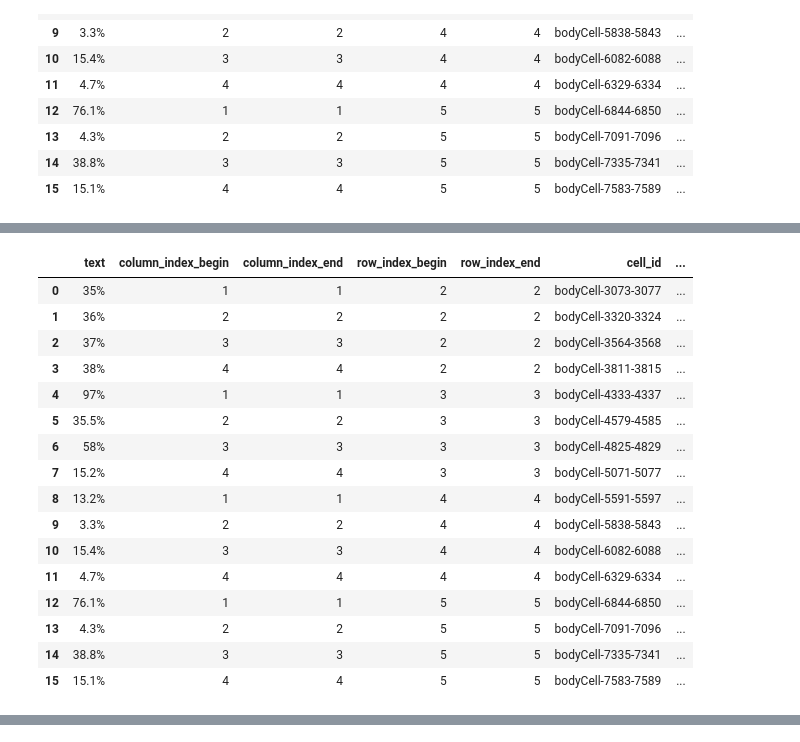
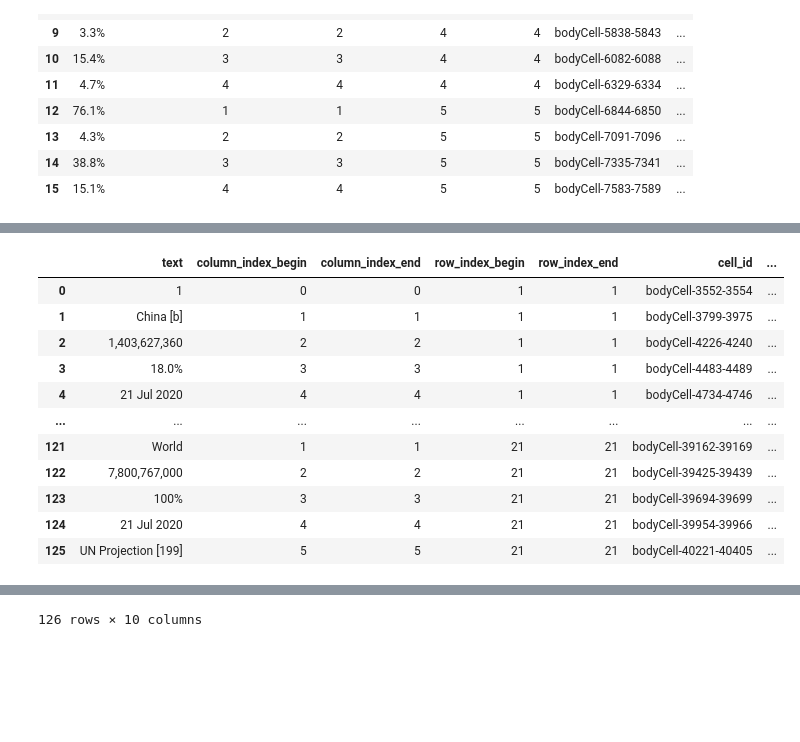
Before and after one commit to CODAIT/text-extensions-for-pandas, a Jupyter notebook: notebooks/Tables.ipynb, the cells around one changed output, grey strips where cells are left out. Saved outputs shown, nothing was run; the diff lists cells and outputs as text; code cells hidden in the pictures; blank space fills up the shorter version.

Commit message:
Cleaned up tables notebook, modified internal logic of Watson_tables, but not behavior

```diff
--- a/notebooks/Tables.ipynb
+++ b/notebooks/Tables.ipynb
@@ -21,10 +23,21 @@ import pickle
 # %%
-# Retrieve the APIKEY for authentication
-apikey = os.environ.get("IBM_API_KEY_TABLES")
-if apikey is None:
-    raise ValueError("Expected apikey in the environment variable 'IBM_API_KEY'")
+def init_watson_table_api():
+    # Retrieve the APIKEY for authentication
+    apikey = os.environ.get("IBM_API_KEY_TABLES")
+    if apikey is None:
+        raise ValueError("Expected apikey in the environment variable 'IBM_API_KEY'")
 
-# Get the service URL for your IBM Cloud instance
-ibm_cloud_service_url = os.environ.get("IBM_SERVICE_URL_TABLES")
-if ibm_cloud_service_url is None:
-    raise ValueError("Expected IBM cloud service URL in the environment variable 'IBM_SERVICE_URL'")
+    # Get the service URL for your IBM Cloud instance
+    ibm_cloud_service_url = os.environ.get("IBM_SERVICE_URL_TABLES")
+    if ibm_cloud_service_url is None:
+        raise ValueError("Expected IBM cloud service URL in the environment variable 'IBM_SERVICE_URL'")
+
+        #initialize the authenticator
+    authenticator = IAMAuthenticator(apikey)
+    compare_comply = CompareComplyV1(
+        version = '2020-1-1',
+        authenticator=authenticator
+    )
+
+    compare_comply.set_service_url(ibm_cloud_service_url)
+    return compare_comply
@@ -40,14 +44,15 @@ compare_comply.set_service_url(ibm_cloud_service_url)
 # %%
 base_example_path = "../resources/tables/"
-file_names = [ "20-populous-countries", "cali-temp-chart", "california-population-chart","WHO-covid-overview-chart", "double_header_table"]
+file_names = [ "who_covid_report_table", "20-populous-countries", "cali-temp-chart", "california-population-chart", "double_header_table"]
 
-archive_name = "archive1"
+archive_name = "archive2"
 #set to true to query watson
 re_query_watson = False
 # %%
 #responses_dict = {}
 if re_query_watson:
     print("This shouldn't happen")
+    compare_comply = init_watson_table_api()
     for file_n in file_names:
         with open(f"{base_example_path}{file_n}.pdf", 'rb') as base_file:
             try:
@@ -176,31 +157,26 @@ table
 # %%
 #"Third option" for combination. combines headings. Ideally there would be a more robust way to do this rather than just appending strings
 #  this should work, but is sub ideal.
 def agg_headers(series ):
     for rowOrCol in ["row", "column"]:
         feild = f"{rowOrCol}_header_texts"
         series[feild] = ", ".join(series[feild])
     return series
 filled = body.apply(agg_headers, axis=1)
 display(filled)
 
-table = filled.pivot(index= "row_header_texts", columns= "column_header_texts", values= "text")
-table
+# table = filled.pivot(index= "row_header_texts", columns= "column_header_texts", values= "text")
+# table
 # %% [output]
 |  | text | column_index_begin | column_index_end | row_index_begin | row_index_end | cell_id | ... |
-| 0 | 35% | 1 | 1 | 2 | 2 | bodyCell-3073-3077 | ... |
-| 1 | 36% | 2 | 2 | 2 | 2 | bodyCell-3320-3324 | ... |
-| 2 | 37% | 3 | 3 | 2 | 2 | bodyCell-3564-3568 | ... |
-| 3 | 38% | 4 | 4 | 2 | 2 | bodyCell-3811-3815 | ... |
-| 4 | 97% | 1 | 1 | 3 | 3 | bodyCell-4333-4337 | ... |
-| 5 | 35.5% | 2 | 2 | 3 | 3 | bodyCell-4579-4585 | ... |
-| 6 | 58% | 3 | 3 | 3 | 3 | bodyCell-4825-4829 | ... |
-| 7 | 15.2% | 4 | 4 | 3 | 3 | bodyCell-5071-5077 | ... |
-| 8 | 13.2% | 1 | 1 | 4 | 4 | bodyCell-5591-5597 | ... |
-| 9 | 3.3% | 2 | 2 | 4 | 4 | bodyCell-5838-5843 | ... |
-| 10 | 15.4% | 3 | 3 | 4 | 4 | bodyCell-6082-6088 | ... |
-| 11 | 4.7% | 4 | 4 | 4 | 4 | bodyCell-6329-6334 | ... |
-| 12 | 76.1% | 1 | 1 | 5 | 5 | bodyCell-6844-6850 | ... |
-| 13 | 4.3% | 2 | 2 | 5 | 5 | bodyCell-7091-7096 | ... |
-| 14 | 38.8% | 3 | 3 | 5 | 5 | bodyCell-7335-7341 | ... |
-| 15 | 15.1% | 4 | 4 | 5 | 5 | bodyCell-7583-7589 | ... |
+| 0 | 1 | 0 | 0 | 1 | 1 | bodyCell-3552-3554 | ... |
+| 1 | China [b] | 1 | 1 | 1 | 1 | bodyCell-3799-3975 | ... |
+| 2 | 1,403,627,360 | 2 | 2 | 1 | 1 | bodyCell-4226-4240 | ... |
+| 3 | 18.0% | 3 | 3 | 1 | 1 | bodyCell-4483-4489 | ... |
+| 4 | 21 Jul 2020 | 4 | 4 | 1 | 1 | bodyCell-4734-4746 | ... |
+| ... | ... | ... | ... | ... | ... | ... | ... |
+| 121 | World | 1 | 1 | 21 | 21 | bodyCell-39162-39169 | ... |
+| 122 | 7,800,767,000 | 2 | 2 | 21 | 21 | bodyCell-39425-39439 | ... |
+| 123 | 100% | 3 | 3 | 21 | 21 | bodyCell-39694-39699 | ... |
+| 124 | 21 Jul 2020 | 4 | 4 | 21 | 21 | bodyCell-39954-39966 | ... |
+| 125 | UN Projection [199] | 5 | 5 | 21 | 21 | bodyCell-40221-40405 | ... |
@@ -212,0 +183 @@ table
+126 rows × 10 columns
```
Also changed, not shown: parts of 15 cells of this notebook, 1 other file.
